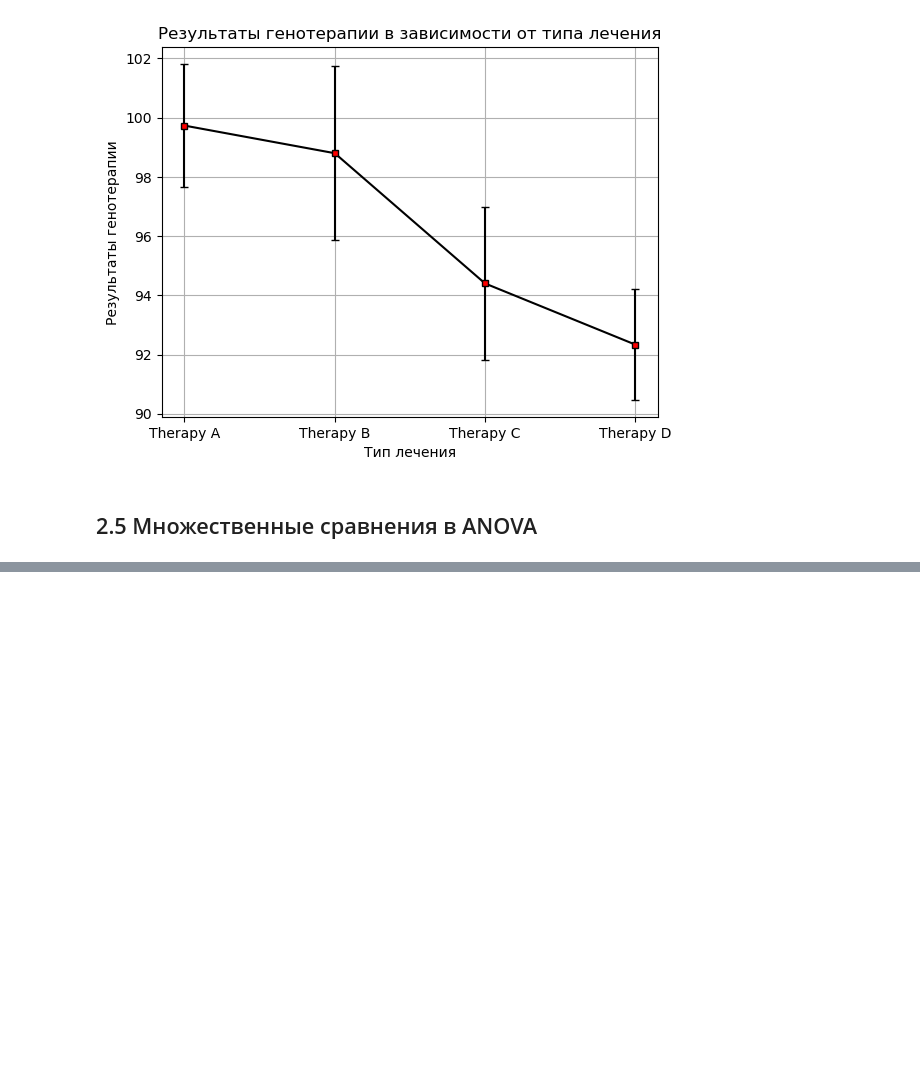
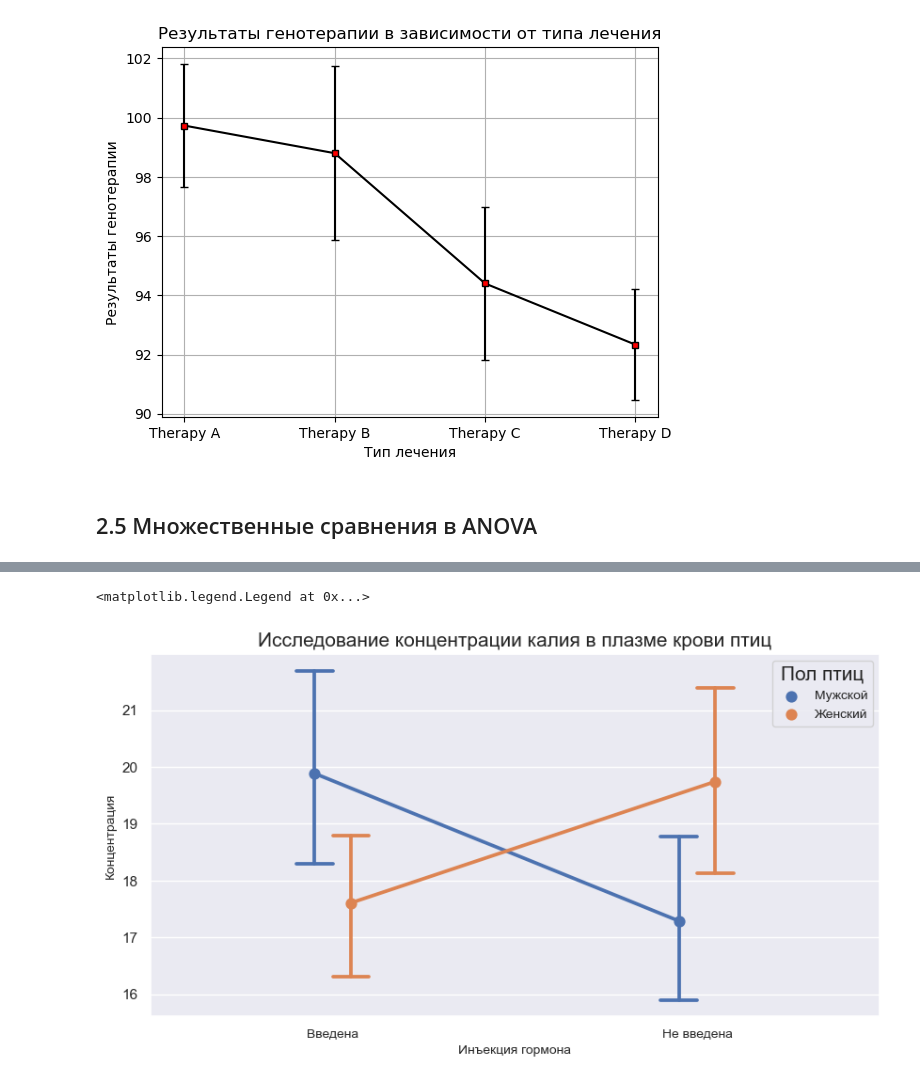
Before and after one commit to LiquidVac/My_study, a Jupyter notebook: STEPIK. Основы статистики/Лекция. Основы Статистики. Часть 2.ipynb, the cells around one changed output, grey strips where cells are left out. Saved outputs shown, nothing was run; the diff lists cells and outputs as text; code cells hidden in the pictures; blank space fills up the shorter version.

```diff
--- a/STEPIK. Основы статистики/Лекция. Основы Статистики. Часть 2.ipynb
+++ b/STEPIK. Основы статистики/Лекция. Основы Статистики. Часть 2.ipynb
@@ -973,0 +1134,11 @@ print('Меньше чем - ', round(a_new, 3))
+# %%
+"""Исследования, в которых экспериментаторов интересовал вопрос о влиянии инъекции гормона на концентрацию кальция
+   в крови у птиц с учетом их пола."""
+
+import pandas as pd
+from statsmodels.formula.api import ols
+from statsmodels.stats.anova import anova_lm
+
+URL = 'https://stepik.org/media/attachments/lesson/9250/birds.csv'
+birds_data = pd.read_csv(URL)
+birds_data.head()
@@ -973,0 +1166,29 @@ print('Меньше чем - ', round(a_new, 3))
+# %%
+import pandas as pd
+import seaborn as sns
+import matplotlib.pyplot as plt
+import numpy as np
+
+# размеры и тип графика
+sns.set(rc={'figure.figsize':(10, 5)})
+pplot = sns.pointplot(x='hormone', y='var4', hue='sex', dodge=0.1, capsize=.1, data=birds_data)
+
+# заголовки графика и осей
+plt.title('Исследование концентрации калия в плазме крови птиц', fontsize=15)
+plt.xlabel('Инъекция гормона', fontsize=10)
+plt.ylabel('Концентрация', fontsize=10)
+
+# название отложенных по оси x значений
+bars = ('Введена', 'Не введена')
+x_pos = np.arange(len(bars))
+plt.xticks(x_pos, bars, fontsize=10)
+
+# легенда
+leg_handles = pplot.get_legend_handles_labels()[0]
+pplot.legend(leg_handles, ['Мужской', 'Женский'], title='Пол птиц', title_fontsize=15, fontsize=10)
+
+# в случае мужского пола введение гормонов привело к увеличению var4
+# в случае женского, к уменьшению
+# %% [output]
+<matplotlib.legend.Legend at 0x...>
+[figure, added]
```
Also changed, not shown: parts of 44 cells of this notebook.
